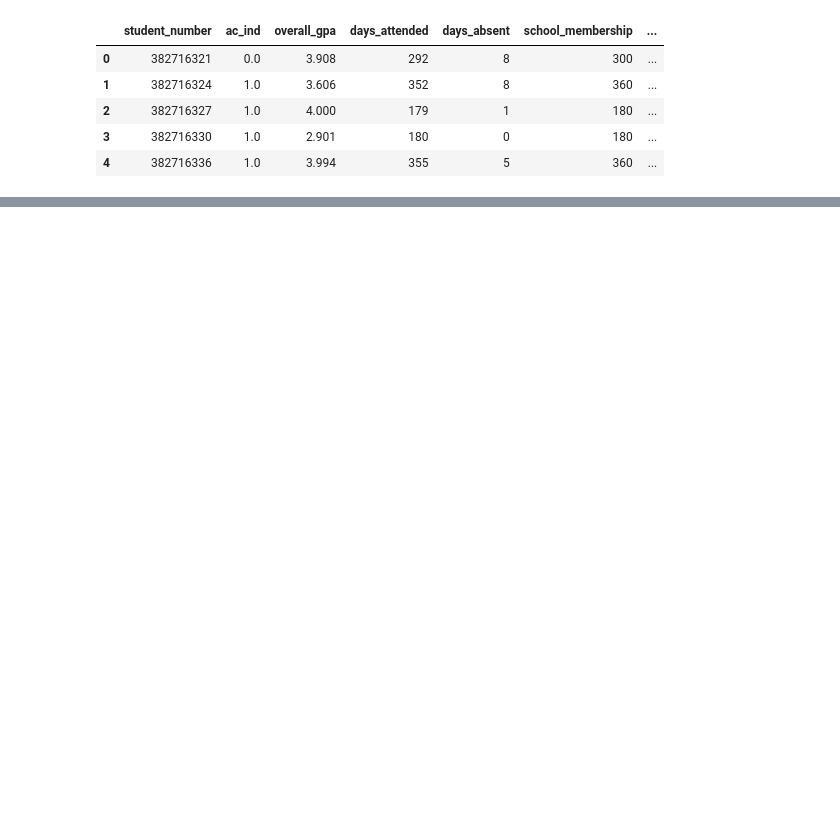
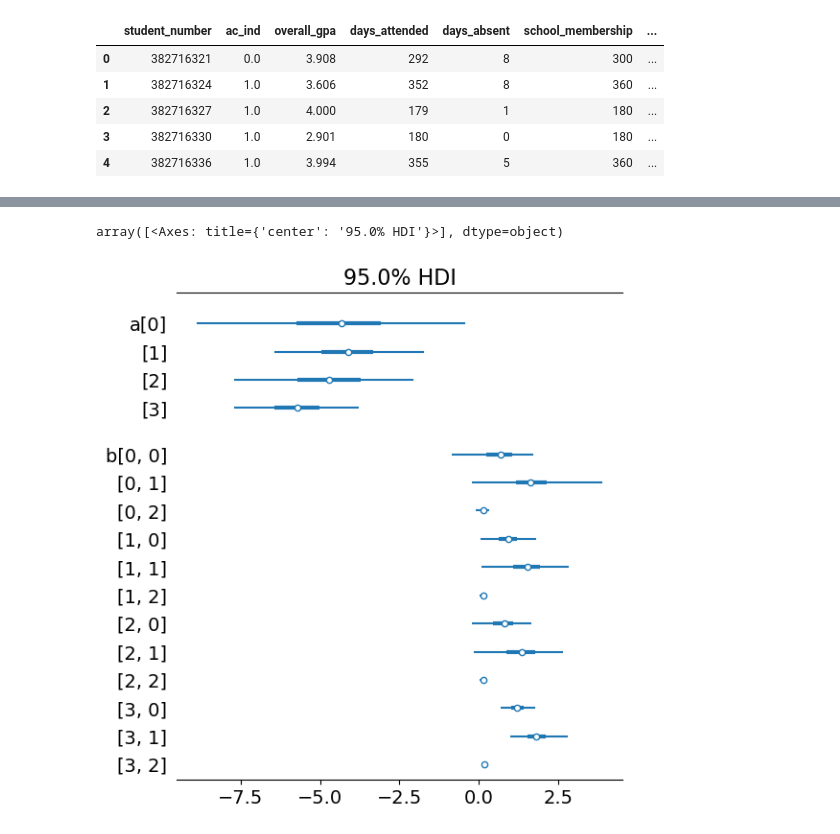
Before and after one commit to marcdotson/advanced-coursework, a Jupyter notebook: code/00_multi_level_construction.ipynb, the cells around one changed output, grey strips where cells are left out. Cells and saved outputs as stored; diff of their text form; code cells hidden in the pictures; blank space fills up the shorter version.

Commit message:
Running the model on a subset of the data and outputing the distribution plot for each parameter in subest

```diff
--- a/code/00_multi_level_construction.ipynb
+++ b/code/00_multi_level_construction.ipynb
@@ -18,9 +29,9 @@ df.head()
 # %%
 # Create ELL column: 1 if an ELL student , 0 if native English speaker
-df["ell_status"] = df[["limited_english_y", "limited_english_o"]].max(axis=1)
+df["ell_status"] = df[["limited_english_y", "limited_english_o", 'limited_english_f']].max(axis=1)
 
 #create the disability status column, if any of "regular_percent_1.0", "regular_percent_2.0", "regular_percent_3.0" show one then disability status = 1 else 0
-df["disability_status"] = df[["regular_percent_1.0", "regular_percent_2.0", "regular_percent_3.0"]].max(axis=1)
+df["disability_status"] = df[["regular_percent_1.0", "regular_percent_2.0"]].max(axis=1)
 # %%
 # Create a column for the four groups
 df["ell_dis_group"] = (
@@ -52,35 +111,29 @@ group_labels = dict(enumerate(df["ell_dis_group"].astype("category").cat.categor
 # %%
-
-# Convert categorical group column to an array
-group_idx = df["ELL_Disability_Index"].values
-num_groups = df["ELL_Disability_Index"].nunique()
-
-# Predictor variables (example)
-X = df.drop(columns = ['limited_english_y', 'limited_english_o', "regular_percent_1.0",
-                        "regular_percent_2.0", "regular_percent_3.0", 'ell_dis_group', 'ell_status',
-                        'disability_status', 'entry_date', 'test_date']).values
-y = df["ac_ind"].values  # Assuming binary outcome
+#set up and create the model
 
 with pm.Model() as model:
     # Group-level intercepts (varying by ELL-Disability group)
-    mu_a = pm.Normal("mu_a", mu=0, sigma=1)  # Hyperprior for intercept mean
-    sigma_a = pm.HalfNormal("sigma_a", 1)   # Hyperprior for variance
-    a = pm.Normal("a", mu=mu_a, sigma=sigma_a, shape=num_groups)  # Varying intercepts
+    mu_a = pm.Normal("mu_a", mu=0, sigma=1)                   # Hyperprior for intercept mean
+    sigma_a = pm.Exponential("sigma_a", 1)                    # Hyperprior for variance
+    a = pm.Normal("a", mu=mu_a, sigma=sigma_a, shape=num_groups)  # Varying intercepts for groups
 
-    # Fixed effect coefficients (one per predictor)
-    b = pm.Normal("b", mu=0, sigma=1, shape=(X.shape[1],))  # Make `b` a vector
+    # Group-level slopes (varying slopes for each predictor within each group)
+    mu_b = pm.Normal("mu_b", mu=0, sigma=1, shape=num_predictors)     # Hyperprior for slope means
+    sigma_b = pm.Exponential("sigma_b", 1, shape=num_predictors)      # Hyperprior for slope variances
 
-    # Linear model (proper matrix multiplication)
-    logit_p = a[group_idx] + pm.math.dot(X, b)  # No more flattening!
+    b = pm.Normal("b", mu=mu_b, sigma=sigma_b, shape=(num_groups, num_predictors))  # Varying slopes
 
-    # Sigmoid transformation
+    # Linear predictor (logit model)
+    logit_p = a[group_idx] + pm.math.sum(b[group_idx] * X, axis=1)
+
+    # Sigmoid transformation to convert log-odds to probability
     p = pm.Deterministic("p", pm.math.sigmoid(logit_p))
 
-    # Likelihood
+    # Likelihood (Bernoulli response)
     y_obs = pm.Bernoulli("y_obs", p=p, observed=y)
 
-    # Sample
-    trace = pm.sample(2000, tune=1000, target_accept=0.9)
+    # Sampling
+    trace = pm.sample(1000, tune=1000, target_accept=0.95, return_inferencedata=True)
 # %% [output]
 Initializing NUTS using jitter+adapt_diag...
 Multiprocess sampling (4 chains in 4 jobs)
@@ -118,0 +190,5 @@ pm.summary(trace)
+# %%
+az.plot_forest(trace, var_names=["a", "b"], combined=True, hdi_prob=0.95)
+# %% [output]
+array([<Axes: title={'center': '95.0% HDI'}>], dtype=object)
+[figure, added]
```
Also changed, not shown: parts of 15 cells of this notebook.
